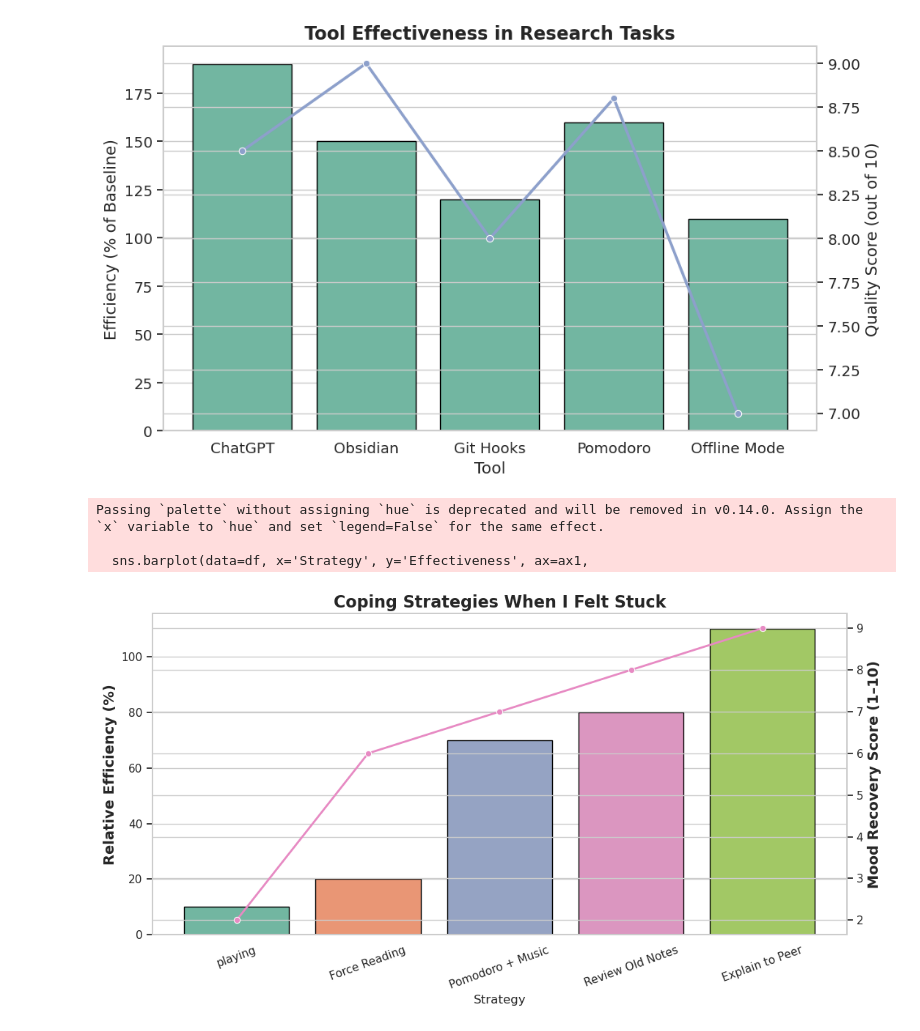
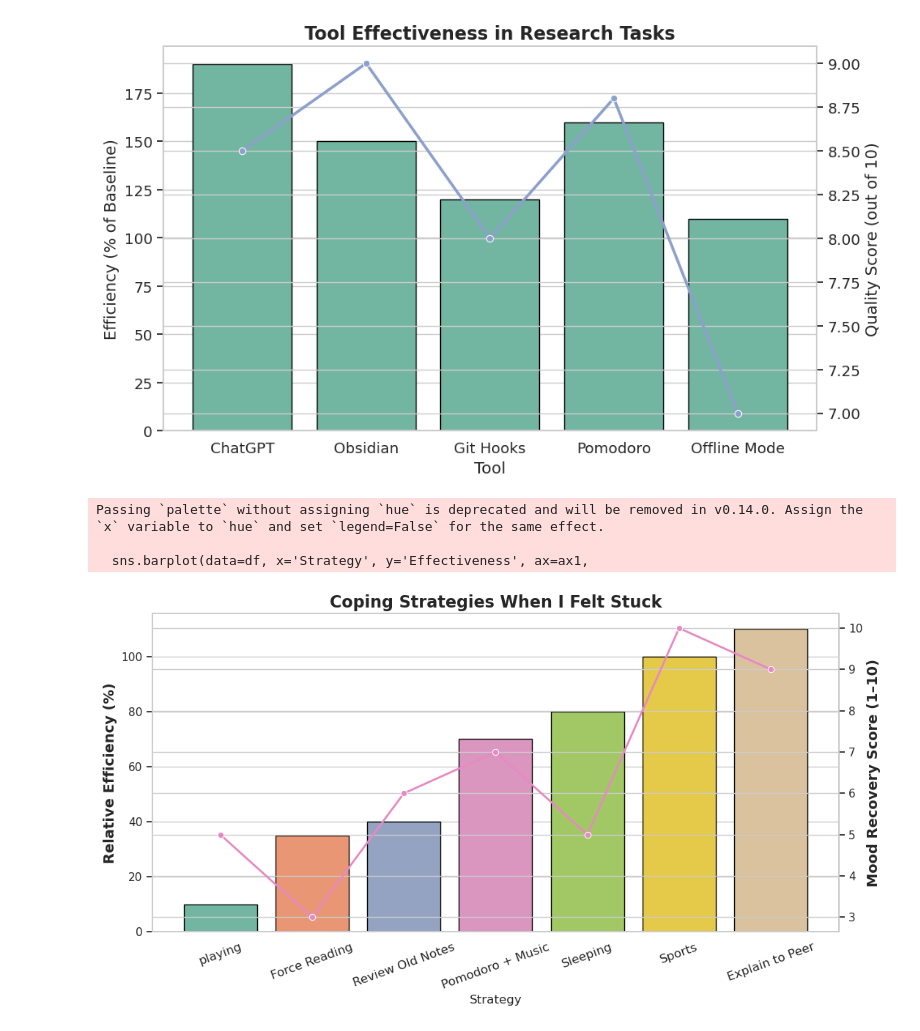
Before and after one commit to HaibinLai/HaibinLai.github.io, a Jupyter notebook: exp3.ipynb, the cells around one changed output. Drawn from its saved outputs; the diff is of its cells as text; code cells hidden in the pictures.

```diff
--- a/exp3.ipynb
+++ b/exp3.ipynb
@@ -44,9 +44,9 @@ sns.set(style='whitegrid', palette='Set2')
 plt.rcParams.update({'font.size': 13})
 
 # 数据准备
-strategies = ['playing', 'Force Reading', 'Pomodoro + Music', 'Review Old Notes', 'Explain to Peer']
-effectiveness = [10, 20, 70, 80, 110]  # 相对效率 (baseline=100)
-mood_score = [2, 6, 7, 8, 9]  # 情绪恢复评分（这里填满了5项）
+strategies = ['playing', 'Force Reading', 'Review Old Notes', 'Pomodoro + Music', 'Sleeping' ,'Sports', 'Explain to Peer' ]
+effectiveness = [10, 35, 40, 70, 80, 100, 110, ]  # 相对效率 (baseline=100)
+mood_score = [5, 3, 6, 7,5, 10, 9]  # 情绪恢复评分（这里填满了5项）
 
 df = pd.DataFrame({
     'Strategy': strategies,
@@ -54,32 +54,32 @@ df = pd.DataFrame({
     'Mood Recovery': mood_score
 })
 
 # 自定义调色板
 colors = sns.color_palette("Set2", n_colors=len(df))
 
 # 开始绘图
 fig, ax1 = plt.subplots(figsize=(11, 6))
 ax2 = ax1.twinx()
 
 # 条形图：相对效率
 sns.barplot(data=df, x='Strategy', y='Effectiveness', ax=ax1,
             palette=colors, edgecolor='black')
 
 # 折线图：情绪恢复评分
 sns.lineplot(data=df, x='Strategy', y='Mood Recovery', ax=ax2,
              color=sns.color_palette()[3], marker='o', linewidth=2)
 
 # 设置坐标轴标签和标题
 ax1.set_ylabel('Relative Efficiency (%)', fontsize=14, fontweight='bold')
 ax2.set_ylabel('Mood Recovery Score (1–10)', fontsize=14, fontweight='bold')
 ax1.set_title("Coping Strategies When I Felt Stuck", fontsize=16, fontweight='bold')
 
 # 美化布局
-ax1.tick_params(axis='x', rotation=20)
+ax1.tick_params(axis='x', rotation=20, labelsize=12)
 plt.tight_layout()
 plt.show()
 # %% [output]
 Passing `palette` without assigning `hue` is deprecated and will be removed in v0.14.0. Assign the `x` variable to `hue` and set `legend=False` for the same effect.
 
   sns.barplot(data=df, x='Strategy', y='Effectiveness', ax=ax1,
-[figure, old version]
+[figure, new version]
```
Also changed, not shown: parts of 1 cell of this notebook, 1 other file.
